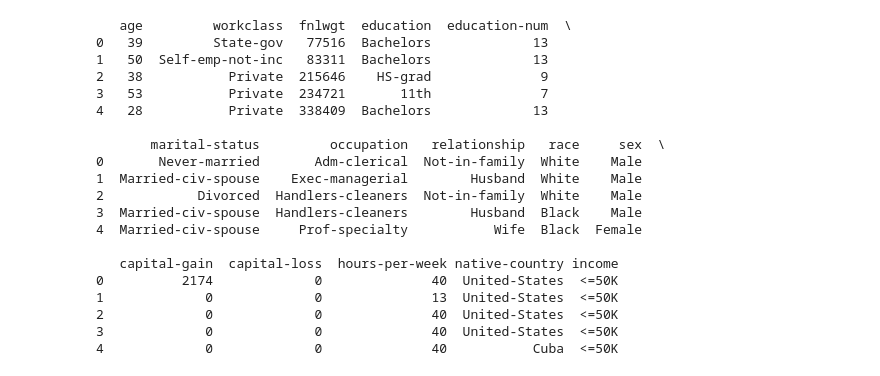
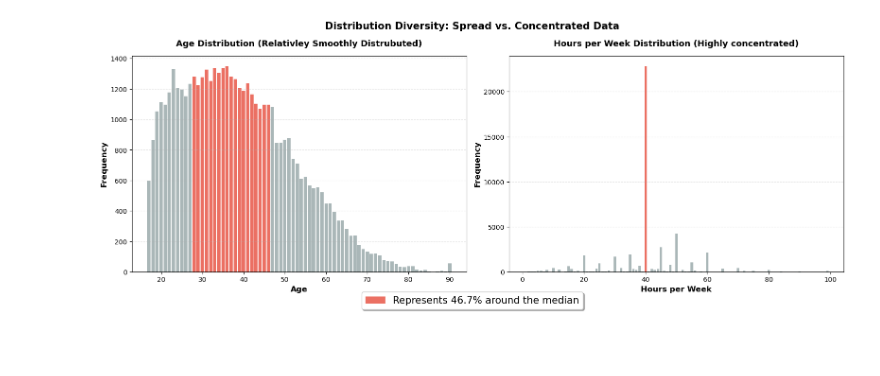
Before and after one commit to caitpj/d100_d400_income_predict, a Jupyter notebook: src/notebooks/final_report.ipynb, the cells around one changed output. Drawn from its saved outputs; the diff is of its cells as text; code cells hidden in the pictures; blank space fills up the shorter version.

```diff
--- a/src/notebooks/final_report.ipynb
+++ b/src/notebooks/final_report.ipynb
@@ -25,26 +75,18 @@ from income_predict import preprocessing, cleaning
-# %%
-parquet_path = src_directory / "data" / "census_income.parquet"
-
-df_raw = pd.read_parquet(parquet_path)
-print(df_raw.head())
-# %% [output]
-   age         workclass  fnlwgt  education  education-num  \
-0   39         State-gov   77516  Bachelors             13
-1   50  Self-emp-not-inc   83311  Bachelors             13
-2   38           Private  215646    HS-grad              9
-3   53           Private  234721       11th              7
-4   28           Private  338409  Bachelors             13
-
-       marital-status         occupation   relationship   race     sex  \
-0       Never-married       Adm-clerical  Not-in-family  White    Male
-1  Married-civ-spouse    Exec-managerial        Husband  White    Male
-2            Divorced  Handlers-cleaners  Not-in-family  White    Male
-3  Married-civ-spouse  Handlers-cleaners        Husband  Black    Male
-4  Married-civ-spouse     Prof-specialty           Wife  Black  Female
-
-   capital-gain  capital-loss  hours-per-week native-country income
-0          2174             0              40  United-States  <=50K
-1             0             0              13  United-States  <=50K
-2             0             0              40  United-States  <=50K
-3             0             0              40  United-States  <=50K
-4             0             0              40           Cuba  <=50K
+# %%
+import pandas as pd
+from pathlib import Path
+import sys
+
+current_dir = Path.cwd()
+src_directory = current_dir.parent
+sys.path.append(str(src_directory))
+
+from notebooks.visualisations import display_dataset, distribution_variety
+
+parquet_path = src_directory / "data" / "census_income.parquet"
+
+df_raw = pd.read_parquet(parquet_path)
+
+distribution_variety.distribution_variety(df_raw)
+# %% [output]
+[figure, added]
```
Also changed, not shown: parts of 17 cells of this notebook, 10 other files.
